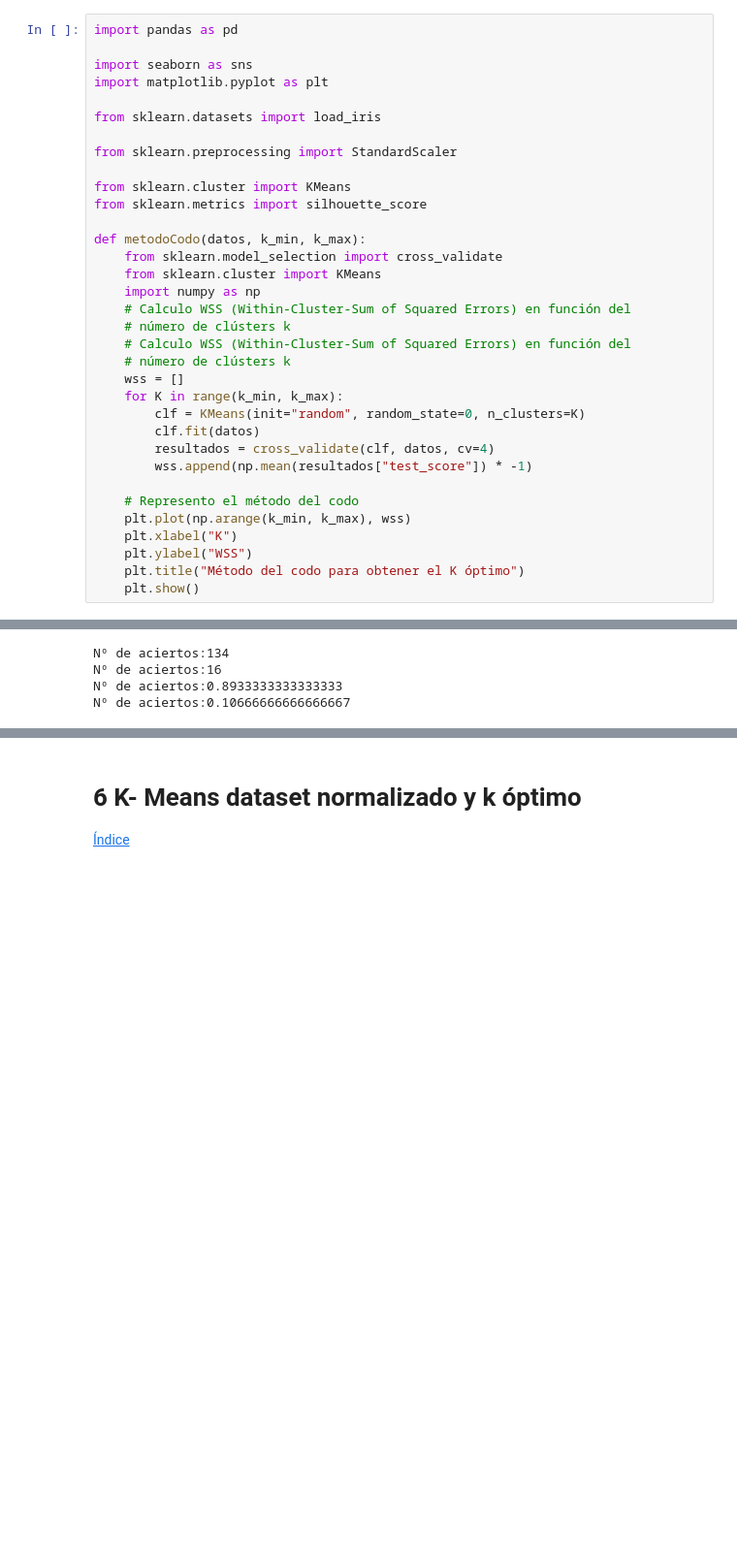
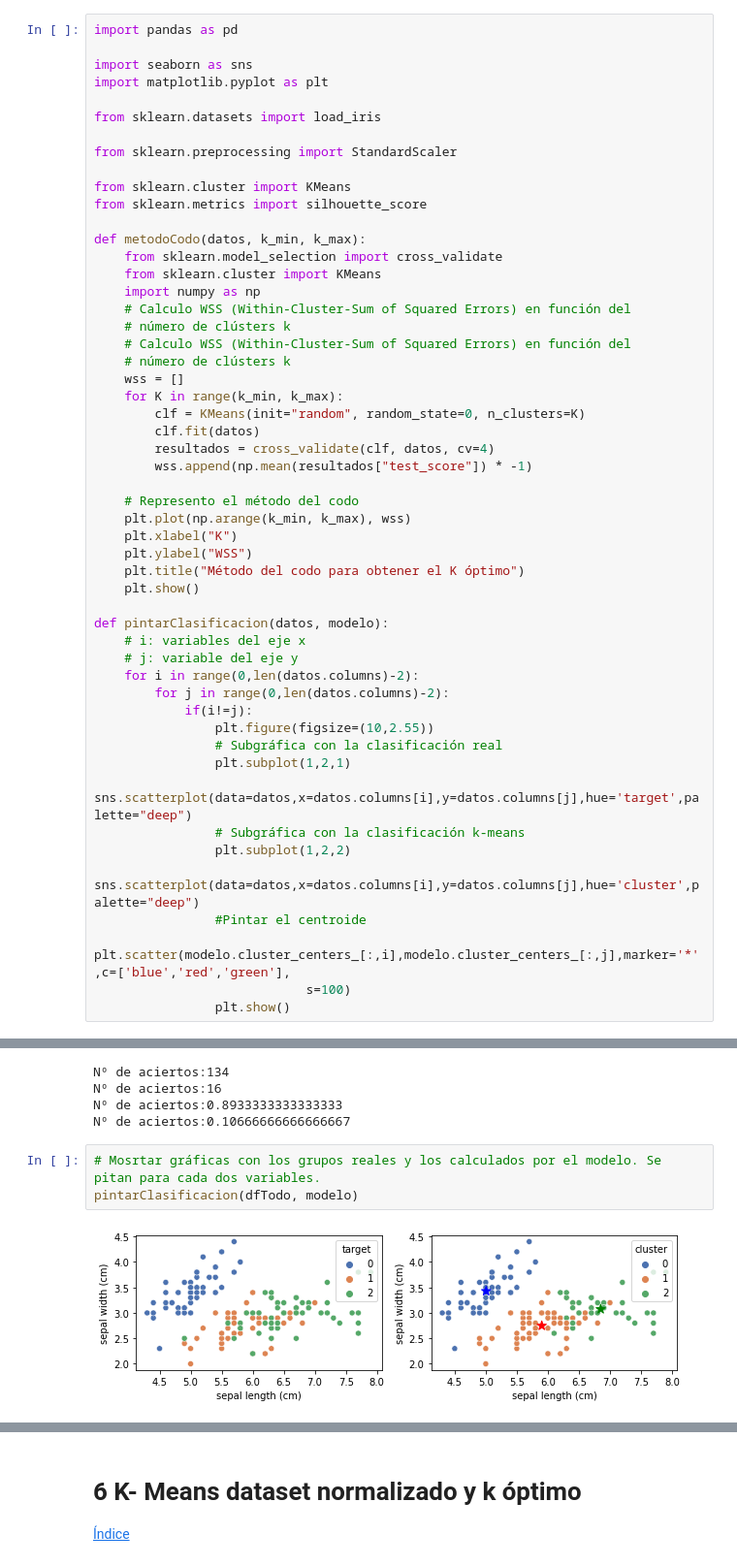
Before and after one commit to rmmateosv/SAA2223, a Jupyter notebook: Tema5/01Lirios/01KMeans.ipynb, the cells around one changed output, grey strips where cells are left out. Shown at 97% size. Drawn from its saved outputs; the diff is of its cells as text; blank space fills up the shorter version.

```diff
--- a/Tema5/01Lirios/01KMeans.ipynb
+++ b/Tema5/01Lirios/01KMeans.ipynb
@@ -68,6 +68,24 @@ def metodoCodo(datos, k_min, k_max):
     plt.ylabel("WSS")
     plt.title("Método del codo para obtener el K óptimo")
     plt.show()
+
+def pintarClasificacion(datos, modelo):
+    # i: variables del eje x
+    # j: variable del eje y
+    for i in range(0,len(datos.columns)-2):
+        for j in range(0,len(datos.columns)-2):
+            if(i!=j):
+                plt.figure(figsize=(10,2.55))
+                # Subgráfica con la clasificación real
+                plt.subplot(1,2,1)
+                sns.scatterplot(data=datos,x=datos.columns[i],y=datos.columns[j],hue='target',palette="deep")
+                # Subgráfica con la clasificación k-means
+                plt.subplot(1,2,2)
+                sns.scatterplot(data=datos,x=datos.columns[i],y=datos.columns[j],hue='cluster',palette="deep")
+                #Pintar el centroide
+                plt.scatter(modelo.cluster_centers_[:,i],modelo.cluster_centers_[:,j],marker='*',c=['blue','red','green'],
+                            s=100)
+                plt.show()
 # %% [markdown]
 ## 1.2 Carga del dataset <a name="1_2"></a>
 [Índice](#indice)
@@ -357,3 +372,8 @@ Nº de aciertos:134
 Nº de aciertos:16
 Nº de aciertos:0.8933333333333333
 Nº de aciertos:0.10666666666666667
+# %%
+# Mosrtar gráficas con los grupos reales y los calculados por el modelo. Se pitan para cada dos variables.
+pintarClasificacion(dfTodo, modelo)
+# %% [output]
+[figure, added]
```
Also changed, not shown: parts of 13 cells of this notebook.
